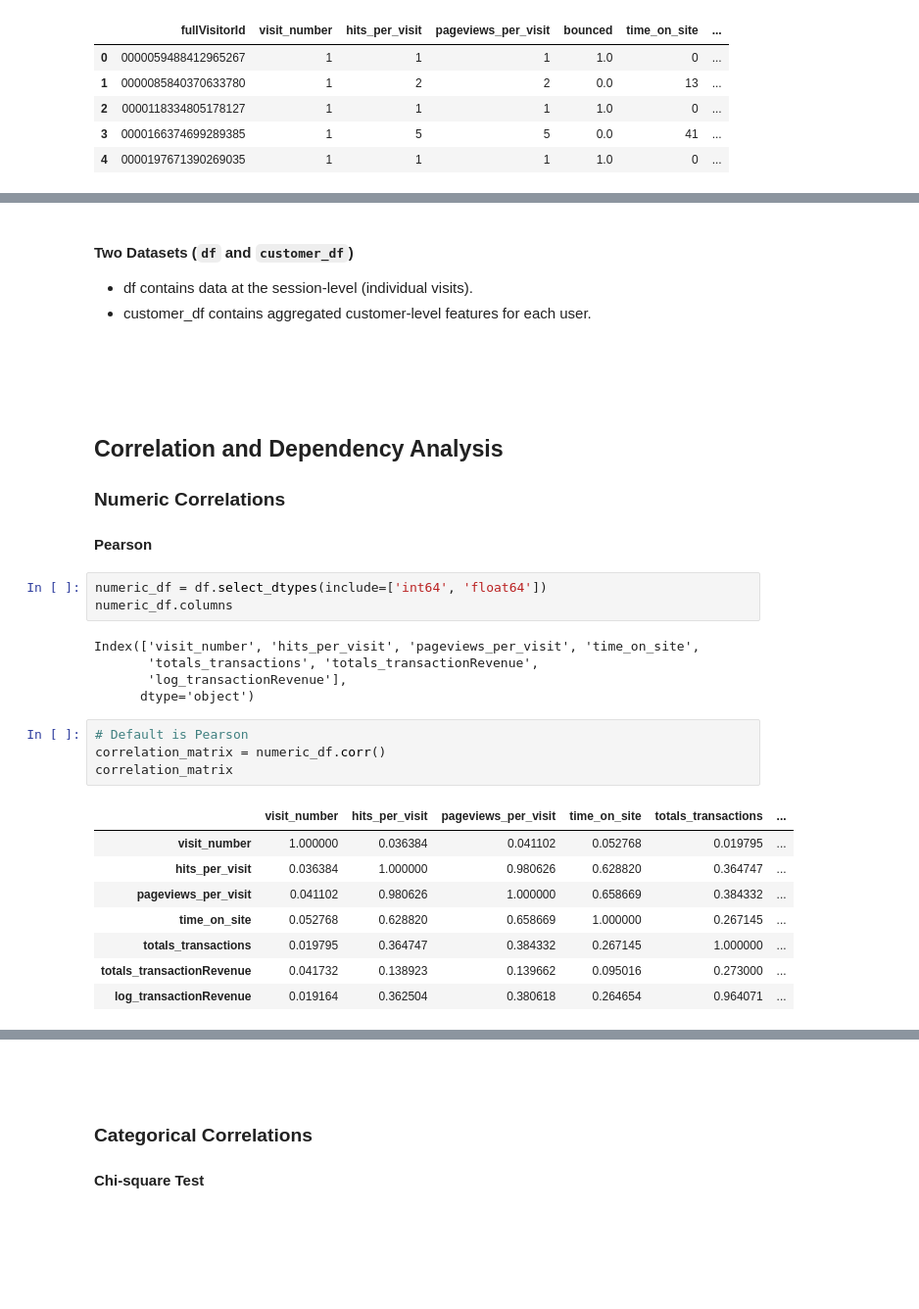
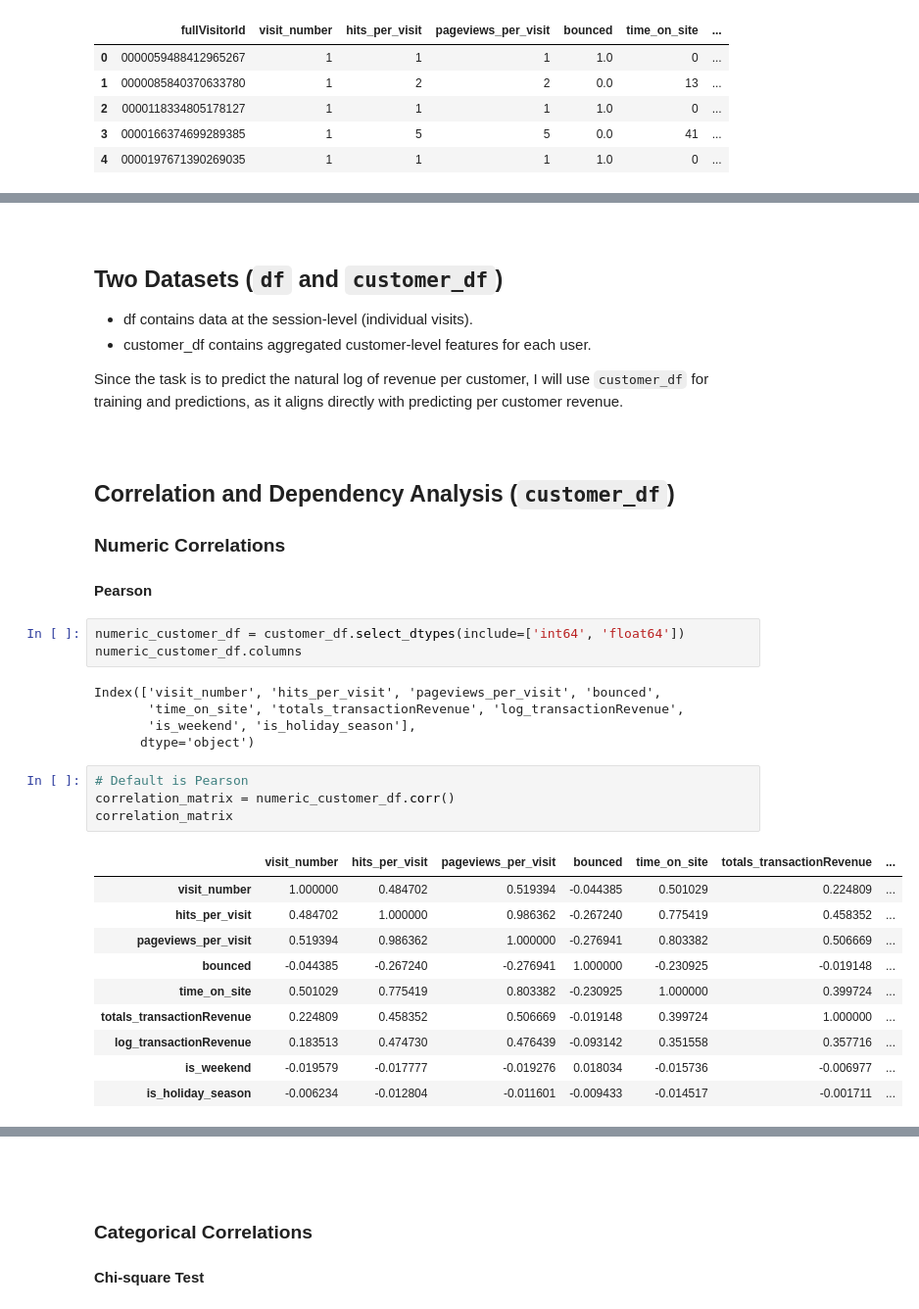
Before and after one commit to PaolaGaray/GA-CustomerRevenuePrediction, a Jupyter notebook: notebooks/feature_engineering.ipynb, the cells around one changed output, grey strips where cells are left out. Shown at 98% size. Drawn from its saved outputs; the diff is of its cells as text; blank space fills up the shorter version.

```diff
--- a/notebooks/feature_engineering.ipynb
+++ b/notebooks/feature_engineering.ipynb
@@ -252,37 +269,41 @@ df.to_csv('../data/clean/customer_dataset.csv', index=False)
 # %% [markdown]
-#### Two Datasets (`df` and `customer_df`)
+<br>
+
+## Two Datasets (`df` and `customer_df`)
 
 - df contains data at the session-level (individual visits).
 - customer_df contains aggregated customer-level features for each user.
+
+Since the task is to predict the natural log of revenue per customer, I will use `customer_df` for training and predictions, as it aligns directly with predicting per customer revenue.
 # %% [markdown]
 <br>
-<br>
-<br>
 
-## Correlation and Dependency Analysis
+## Correlation and Dependency Analysis (`customer_df`)
 ### Numeric Correlations
 #### Pearson
 # %%
-numeric_df = df.select_dtypes(include=['int64', 'float64'])
-numeric_df.columns
+numeric_customer_df = customer_df.select_dtypes(include=['int64', 'float64'])
+numeric_customer_df.columns
 # %% [output]
-Index(['visit_number', 'hits_per_visit', 'pageviews_per_visit', 'time_on_site',
-       'totals_transactions', 'totals_transactionRevenue',
-       'log_transactionRevenue'],
+Index(['visit_number', 'hits_per_visit', 'pageviews_per_visit', 'bounced',
+       'time_on_site', 'totals_transactionRevenue', 'log_transactionRevenue',
+       'is_weekend', 'is_holiday_season'],
       dtype='object')
 # %%
 # Default is Pearson
-correlation_matrix = numeric_df.corr()
+correlation_matrix = numeric_customer_df.corr()
 correlation_matrix
 # %% [output]
-|  | visit_number | hits_per_visit | pageviews_per_visit | time_on_site | totals_transactions | ... |
-| visit_number | 1.000000 | 0.036384 | 0.041102 | 0.052768 | 0.019795 | ... |
-| hits_per_visit | 0.036384 | 1.000000 | 0.980626 | 0.628820 | 0.364747 | ... |
-| pageviews_per_visit | 0.041102 | 0.980626 | 1.000000 | 0.658669 | 0.384332 | ... |
-| time_on_site | 0.052768 | 0.628820 | 0.658669 | 1.000000 | 0.267145 | ... |
-| totals_transactions | 0.019795 | 0.364747 | 0.384332 | 0.267145 | 1.000000 | ... |
-| totals_transactionRevenue | 0.041732 | 0.138923 | 0.139662 | 0.095016 | 0.273000 | ... |
-| log_transactionRevenue | 0.019164 | 0.362504 | 0.380618 | 0.264654 | 0.964071 | ... |
+|  | visit_number | hits_per_visit | pageviews_per_visit | bounced | time_on_site | totals_transactionRevenue | ... |
+| visit_number | 1.000000 | 0.484702 | 0.519394 | -0.044385 | 0.501029 | 0.224809 | ... |
+| hits_per_visit | 0.484702 | 1.000000 | 0.986362 | -0.267240 | 0.775419 | 0.458352 | ... |
+| pageviews_per_visit | 0.519394 | 0.986362 | 1.000000 | -0.276941 | 0.803382 | 0.506669 | ... |
+| bounced | -0.044385 | -0.267240 | -0.276941 | 1.000000 | -0.230925 | -0.019148 | ... |
+| time_on_site | 0.501029 | 0.775419 | 0.803382 | -0.230925 | 1.000000 | 0.399724 | ... |
+| totals_transactionRevenue | 0.224809 | 0.458352 | 0.506669 | -0.019148 | 0.399724 | 1.000000 | ... |
+| log_transactionRevenue | 0.183513 | 0.474730 | 0.476439 | -0.093142 | 0.351558 | 0.357716 | ... |
+| is_weekend | -0.019579 | -0.017777 | -0.019276 | 0.018034 | -0.015736 | -0.006977 | ... |
+| is_holiday_season | -0.006234 | -0.012804 | -0.011601 | -0.009433 | -0.014517 | -0.001711 | ... |
 # %%
 plt.figure(figsize=(8, 4))
 sns.heatmap(correlation_matrix, annot=True, cmap="coolwarm", fmt=".2f")
```
Also changed, not shown: parts of 13 cells of this notebook.
